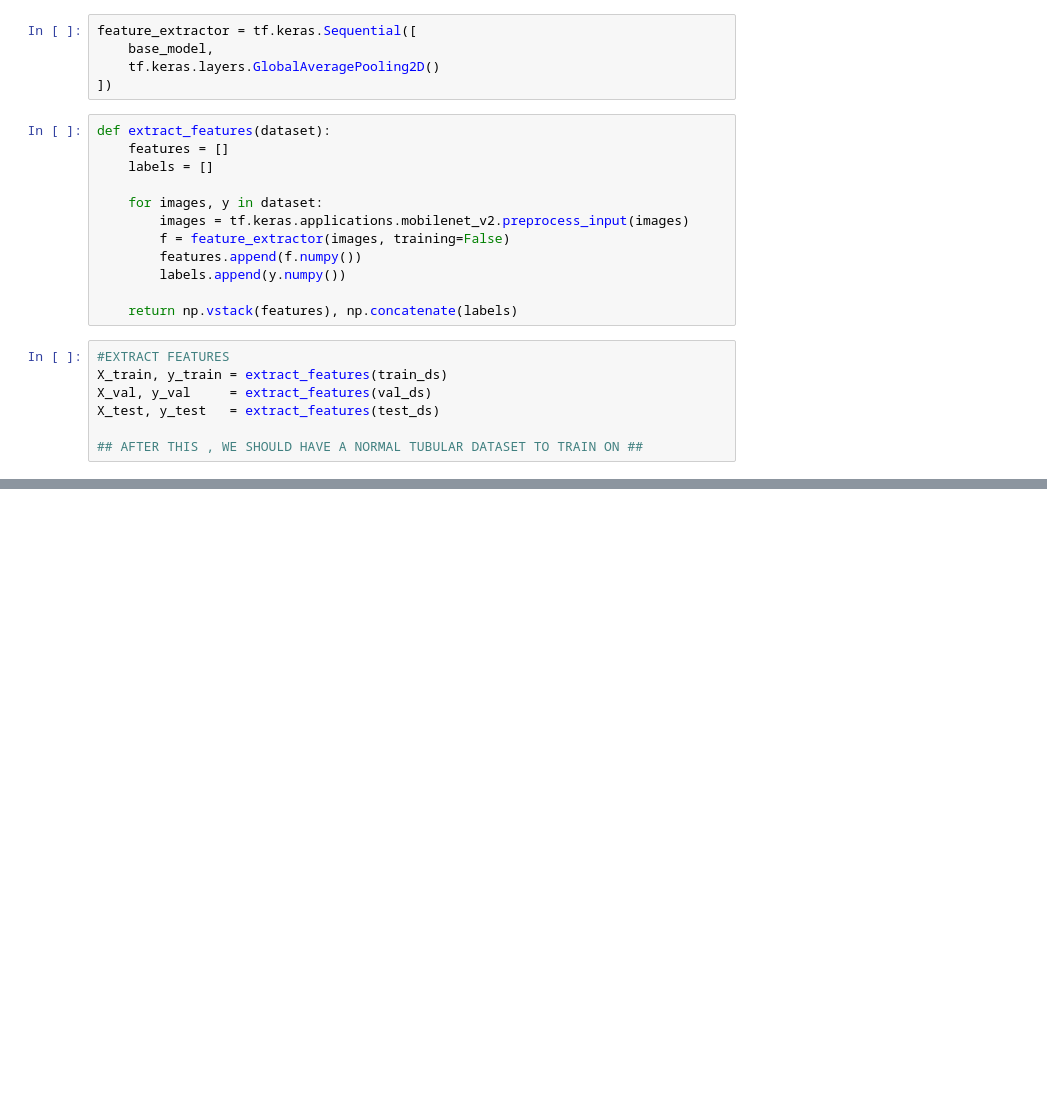
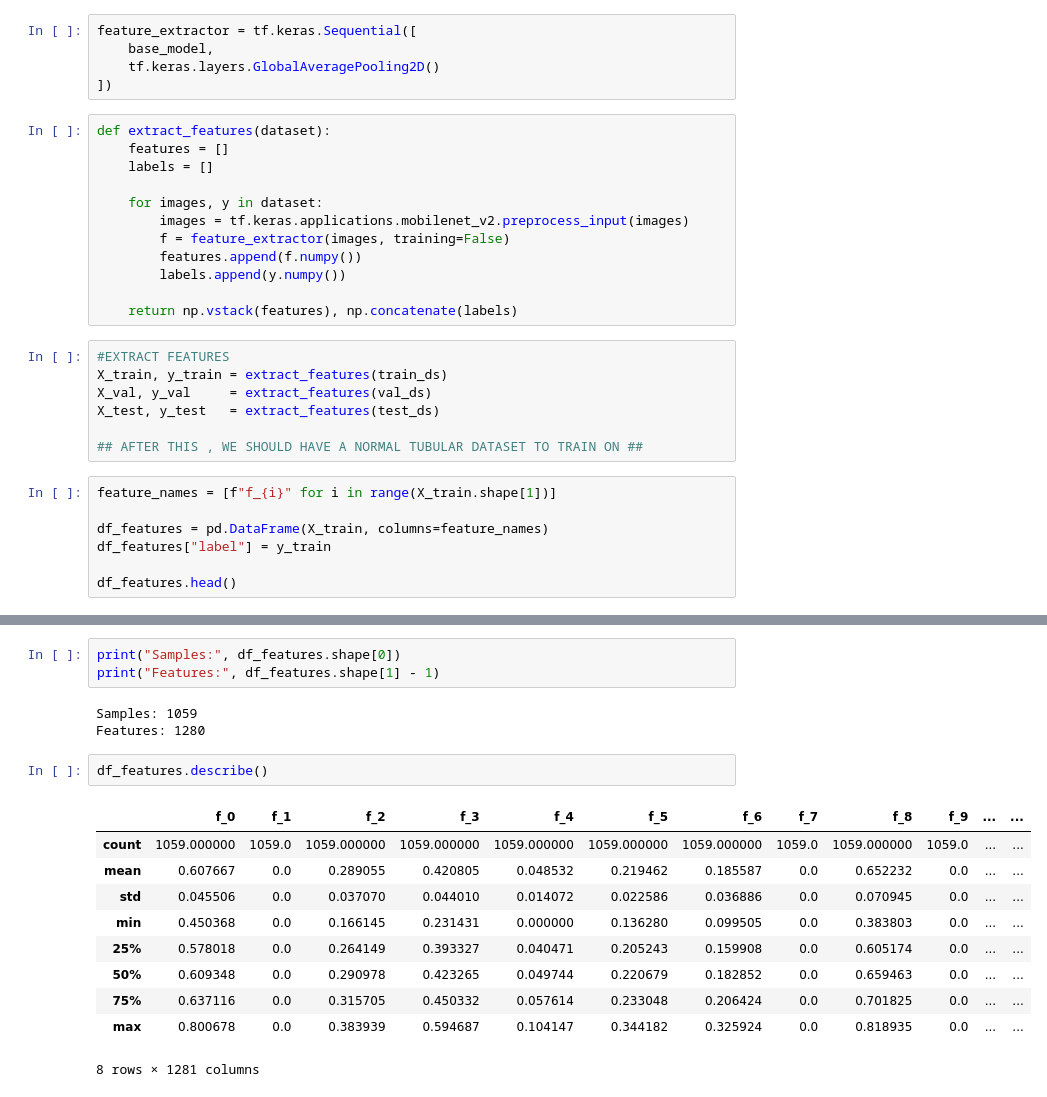
Before and after one commit to mireillemaher/honeybee-detect-ML-, a Jupyter notebook: notebooks/training2.ipynb, the cells around one changed output, grey strips where cells are left out. Saved outputs shown, nothing was run; the diff lists cells and outputs as text; blank space fills up the shorter version.

```diff
--- a/notebooks/training2.ipynb
+++ b/notebooks/training2.ipynb
@@ -33,3 +166,10 @@ X_val, y_val     = extract_features(val_ds)
 X_test, y_test   = extract_features(test_ds)
 
 ## AFTER THIS , WE SHOULD HAVE A NORMAL TUBULAR DATASET TO TRAIN ON ##
+# %%
+feature_names = [f"f_{i}" for i in range(X_train.shape[1])]
+
+df_features = pd.DataFrame(X_train, columns=feature_names)
+df_features["label"] = y_train
+
+df_features.head()
@@ -35,0 +184,19 @@ X_test, y_test   = extract_features(test_ds)
+# %%
+print("Samples:", df_features.shape[0])
+print("Features:", df_features.shape[1] - 1)
+# %% [output]
+Samples: 1059
+Features: 1280
+# %%
+df_features.describe()
+# %% [output]
+|  | f_0 | f_1 | f_2 | f_3 | f_4 | f_5 | f_6 | f_7 | f_8 | f_9 | ... | ... |
+| count | 1059.000000 | 1059.0 | 1059.000000 | 1059.000000 | 1059.000000 | 1059.000000 | 1059.000000 | 1059.0 | 1059.000000 | 1059.0 | ... | ... |
+| mean | 0.607667 | 0.0 | 0.289055 | 0.420805 | 0.048532 | 0.219462 | 0.185587 | 0.0 | 0.652232 | 0.0 | ... | ... |
+| std | 0.045506 | 0.0 | 0.037070 | 0.044010 | 0.014072 | 0.022586 | 0.036886 | 0.0 | 0.070945 | 0.0 | ... | ... |
+| min | 0.450368 | 0.0 | 0.166145 | 0.231431 | 0.000000 | 0.136280 | 0.099505 | 0.0 | 0.383803 | 0.0 | ... | ... |
+| 25% | 0.578018 | 0.0 | 0.264149 | 0.393327 | 0.040471 | 0.205243 | 0.159908 | 0.0 | 0.605174 | 0.0 | ... | ... |
+| 50% | 0.609348 | 0.0 | 0.290978 | 0.423265 | 0.049744 | 0.220679 | 0.182852 | 0.0 | 0.659463 | 0.0 | ... | ... |
+| 75% | 0.637116 | 0.0 | 0.315705 | 0.450332 | 0.057614 | 0.233048 | 0.206424 | 0.0 | 0.701825 | 0.0 | ... | ... |
+| max | 0.800678 | 0.0 | 0.383939 | 0.594687 | 0.104147 | 0.344182 | 0.325924 | 0.0 | 0.818935 | 0.0 | ... | ... |
+8 rows × 1281 columns
```
Also changed, not shown: parts of 10 cells of this notebook.
